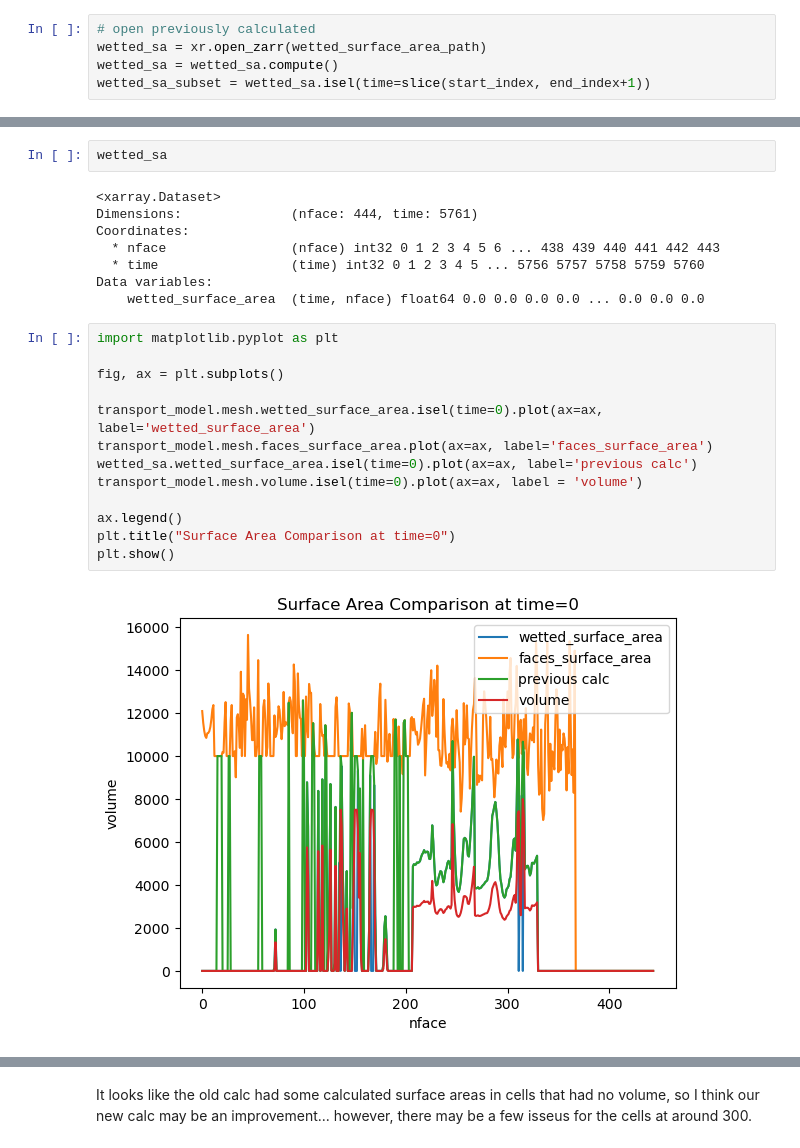
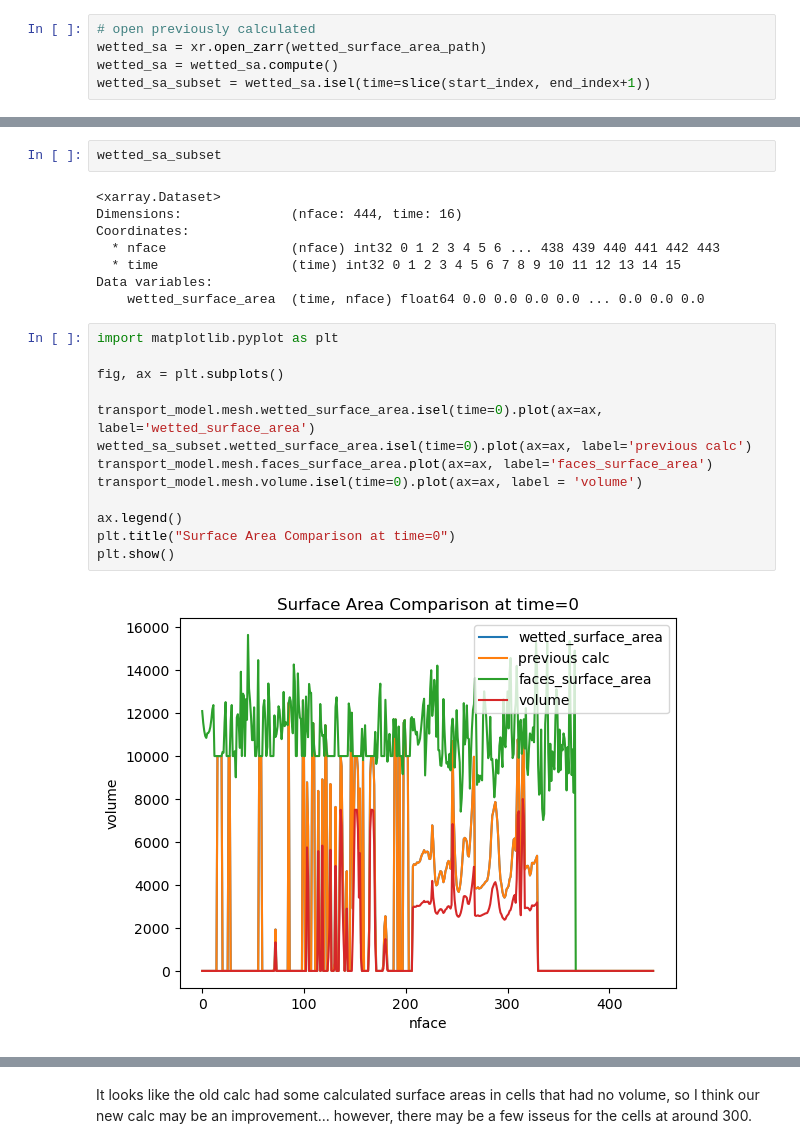
Before and after one commit to EcohydrologyTeam/ClearWater-riverine, a Jupyter notebook: examples/dev_sandbox/wetted_surface_area.ipynb, the cells around one changed output, grey strips where cells are left out. Saved outputs shown, nothing was run; the diff lists cells and outputs as text.

```diff
--- a/examples/dev_sandbox/wetted_surface_area.ipynb
+++ b/examples/dev_sandbox/wetted_surface_area.ipynb
@@ -46,25 +72,25 @@ wetted_sa_subset = wetted_sa.isel(time=slice(start_index, end_index+1))
 # %%
-wetted_sa
+wetted_sa_subset
 # %% [output]
 <xarray.Dataset>
-Dimensions:              (nface: 444, time: 5761)
+Dimensions:              (nface: 444, time: 16)
 Coordinates:
   * nface                (nface) int32 0 1 2 3 4 5 6 ... 438 439 440 441 442 443
-  * time                 (time) int32 0 1 2 3 4 5 ... 5756 5757 5758 5759 5760
+  * time                 (time) int32 0 1 2 3 4 5 6 7 8 9 10 11 12 13 14 15
 Data variables:
     wetted_surface_area  (time, nface) float64 0.0 0.0 0.0 0.0 ... 0.0 0.0 0.0
 # %%
 import matplotlib.pyplot as plt
 
 fig, ax = plt.subplots()
 
 transport_model.mesh.wetted_surface_area.isel(time=0).plot(ax=ax, label='wetted_surface_area')
+wetted_sa_subset.wetted_surface_area.isel(time=0).plot(ax=ax, label='previous calc')
 transport_model.mesh.faces_surface_area.plot(ax=ax, label='faces_surface_area')
-wetted_sa.wetted_surface_area.isel(time=0).plot(ax=ax, label='previous calc')
 transport_model.mesh.volume.isel(time=0).plot(ax=ax, label = 'volume')
 
 ax.legend()
 plt.title("Surface Area Comparison at time=0")
 plt.show()
 # %% [output]
-[figure, old version]
+[figure, new version]
```
Also changed, not shown: parts of 21 cells of this notebook, 1 other file.
